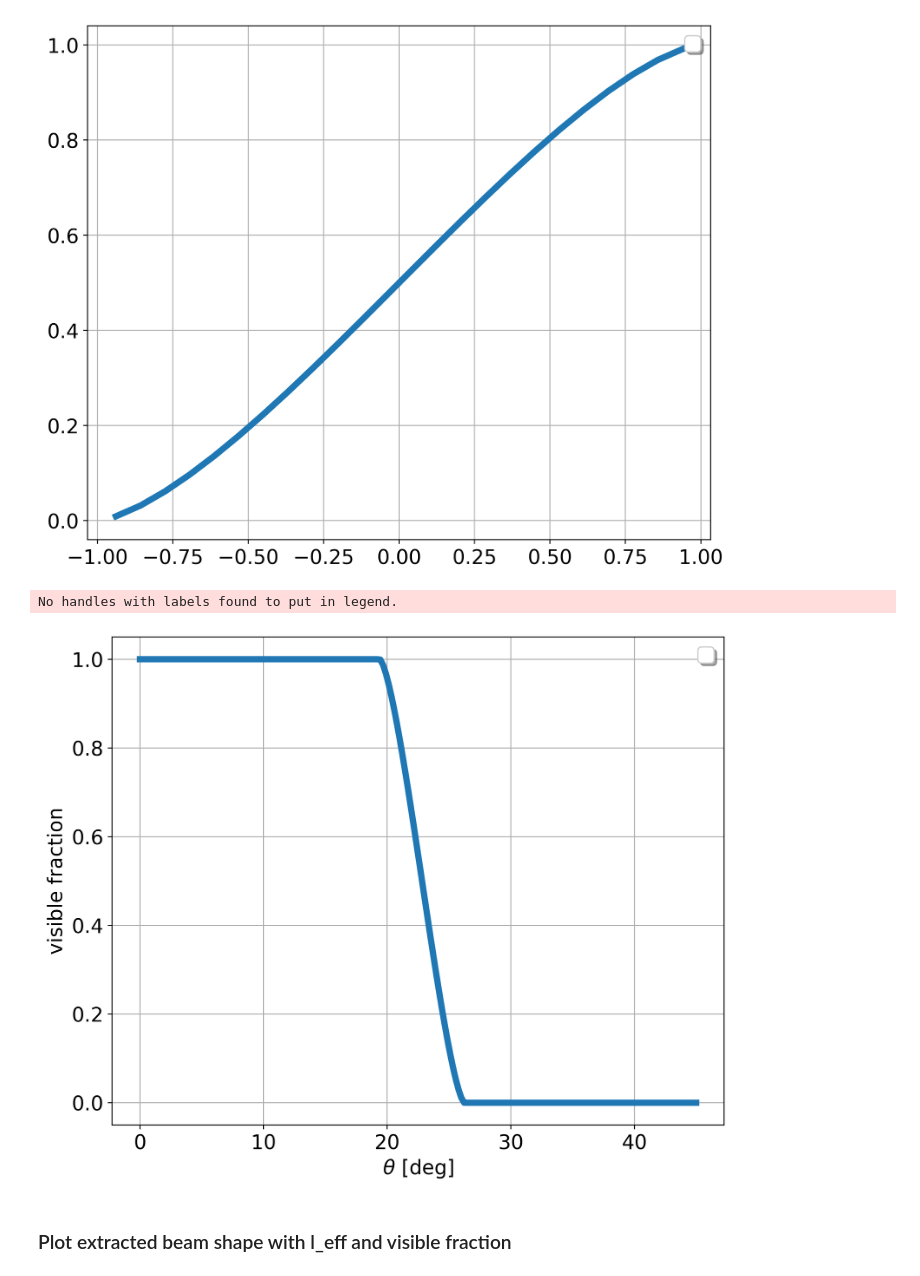
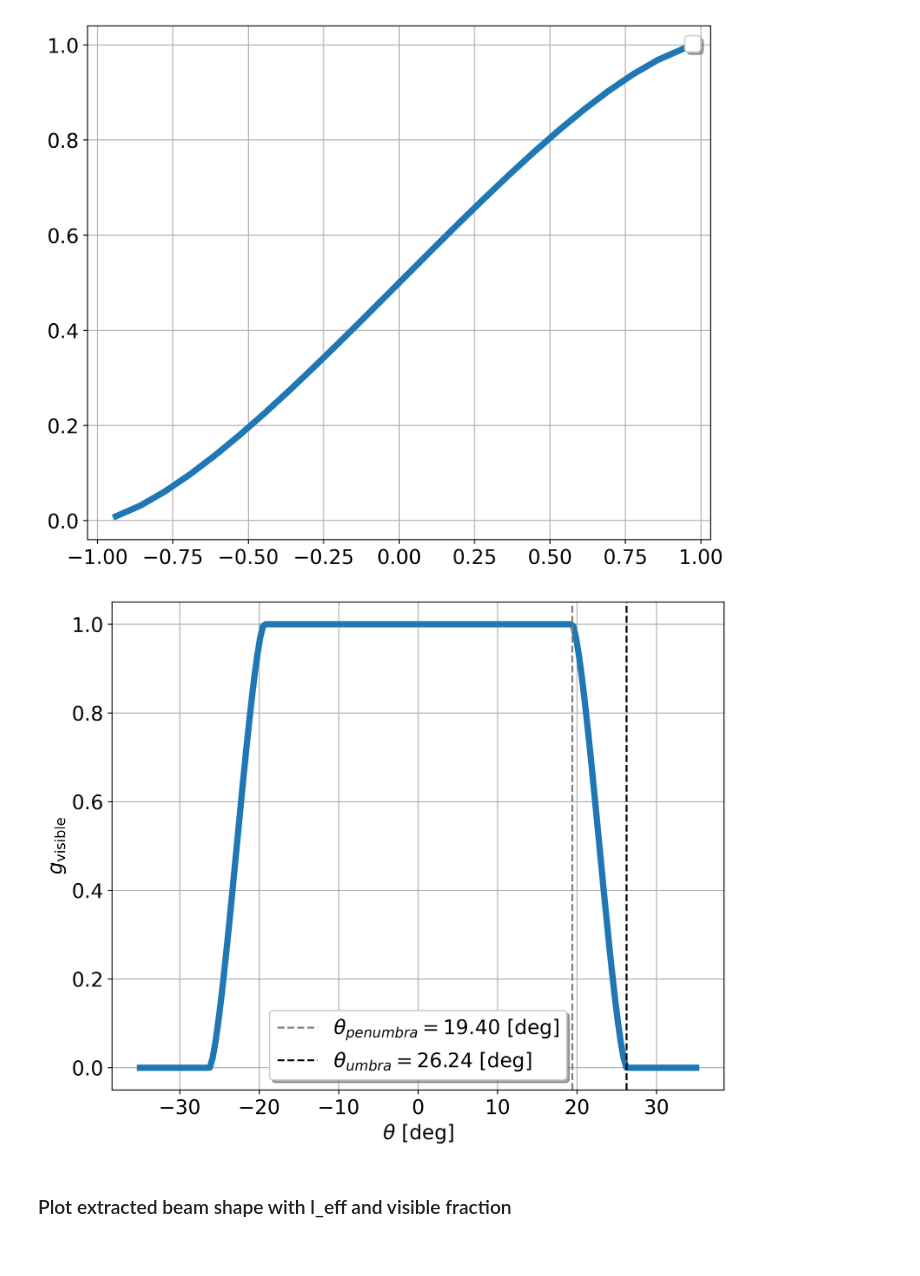
Before and after one commit to christianmatthe/wire_analysis, a Jupyter notebook: scripts/notebooks/2024_04_24_plot_multi_l_eff.ipynb, the cells around one changed output. Saved outputs shown, nothing was run; the diff lists cells and outputs as text; code cells hidden in the pictures.

```diff
--- a/scripts/notebooks/2024_04_24_plot_multi_l_eff.ipynb
+++ b/scripts/notebooks/2024_04_24_plot_multi_l_eff.ipynb
@@ -95,28 +95,37 @@ plt.grid(True)
 # %% [output]
 No handles with labels found to put in legend.
 [figure]
+# %%
+theta_inner = 0.3385556949116842 # 19.3978 deg
+theta_outer = 0.45799795159722173 # 26.2413 deg
 # %%
 
-xs = np.linspace(0,35, 200)
+xs = np.linspace(-35,35, 200)
 # ys = visible_fraction(xs * degree)
 ys = [visible_fraction(x * degree) for x in xs]
 # Plot calibration weight uneven electrical heating times "signal" sensitivity
 fig = plt.figure(0, figsize=(8,6.5))
 ax1=plt.gca()
 ax1.plot(xs,ys,
         # color = "k" ,label = r"calib weights",
          lw= 5)
 
 
+ax1.axvline(theta_inner / degree, label=r"$\theta_{penumbra} = $"
+        + f"{theta_inner/degree:.2f} [deg]",
+        color = "gray", alpha = 1, ls = "--")
+ax1.axvline(theta_outer / degree, label=r"$\theta_{umbra} = $"
+        + f"{theta_outer/degree:.2f} [deg]",
+        color = "k", alpha = 1, ls = "--")
+
 ax1.set_xlabel(r"$\theta$ [deg]")
-ax1.set_ylabel(r"visible fraction")
+ax1.set_ylabel(r"$g_{\rm{visible}}$")
 
 plt.legend(shadow=True)
 plt.tight_layout()
 plt.grid(True)
 # %% [output]
-No handles with labels found to put in legend.
-[figure, old version]
+[figure, new version]
 # %% [markdown]
 ### Plot extracted beam shape with l_eff and visible fraction
 # %%
```
Also changed, not shown: parts of 2 cells of this notebook, 4 other files.
